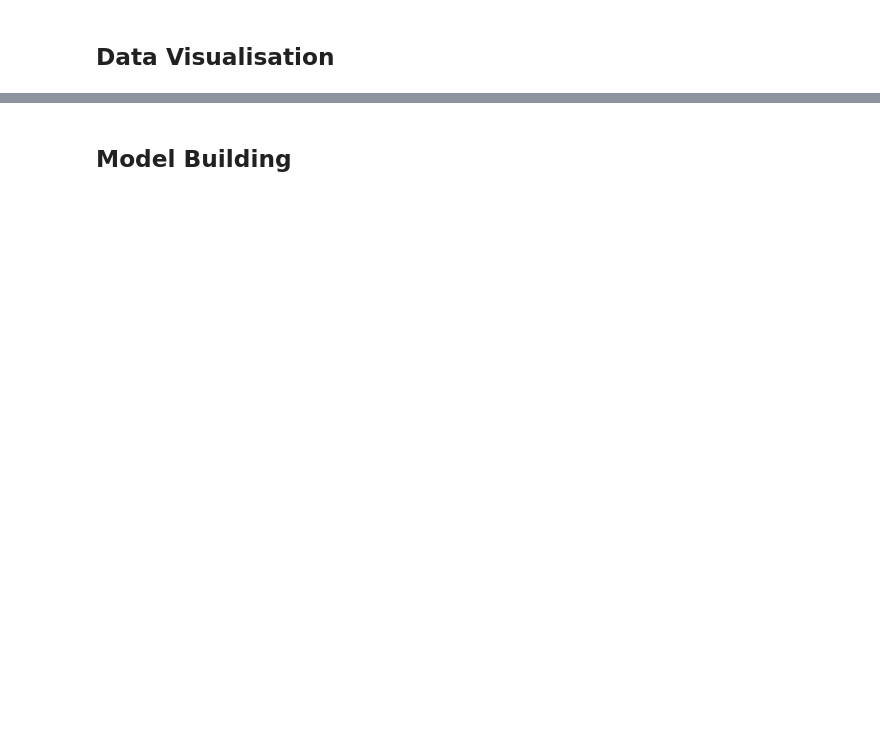
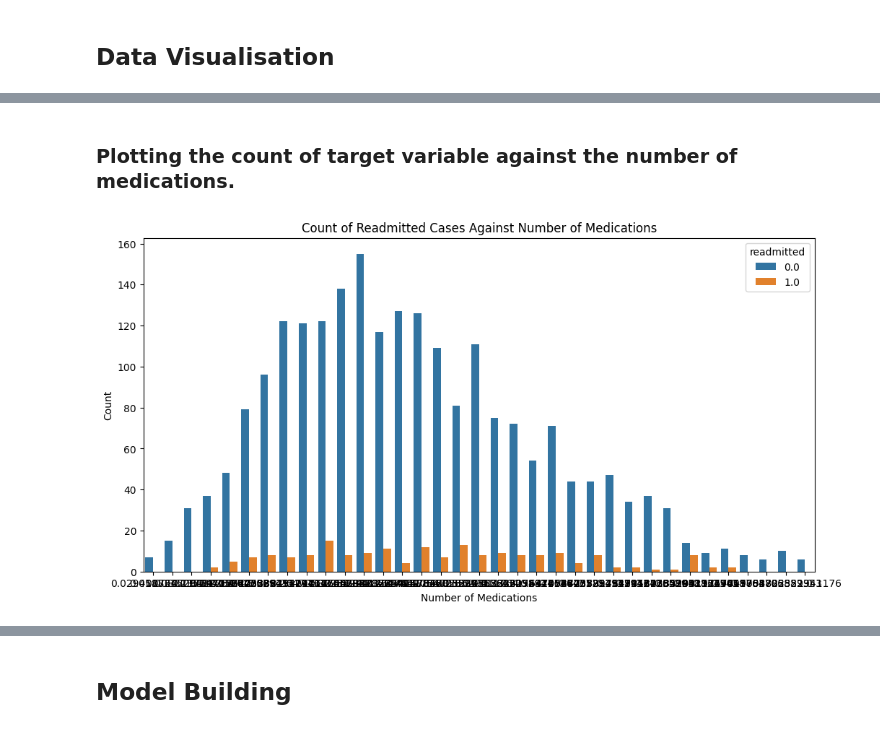
Before and after one commit to Pruthvi-Raj-S/Big-Data-and-Predictive-Analytics, a Jupyter notebook: GroupX_solutions.ipynb, the cells around one changed output, grey strips where cells are left out. Drawn from its saved outputs; the diff is of its cells as text; code cells hidden in the pictures; blank space fills up the shorter version.

```diff
--- a/GroupX_solutions.ipynb
+++ b/GroupX_solutions.ipynb
@@ -39,0 +310,11 @@ Index(['encounter_id', 'patient_nbr', 'race', 'gender', 'age', 'weight',
+# %% [markdown]
+### Plotting the count of target variable against the number of medications.
+# %%
+plt.figure(figsize=(12,6))
+sns.countplot(x='num_medications', hue='readmitted', data=df_diabetic_csv)
+plt.title('Count of Readmitted Cases Against Number of Medications')
+plt.xlabel('Number of Medications')
+plt.ylabel('Count')
+plt.show()
+# %% [output]
+[figure, added]
```
Also changed, not shown: parts of 135 cells of this notebook, 7 other files.
